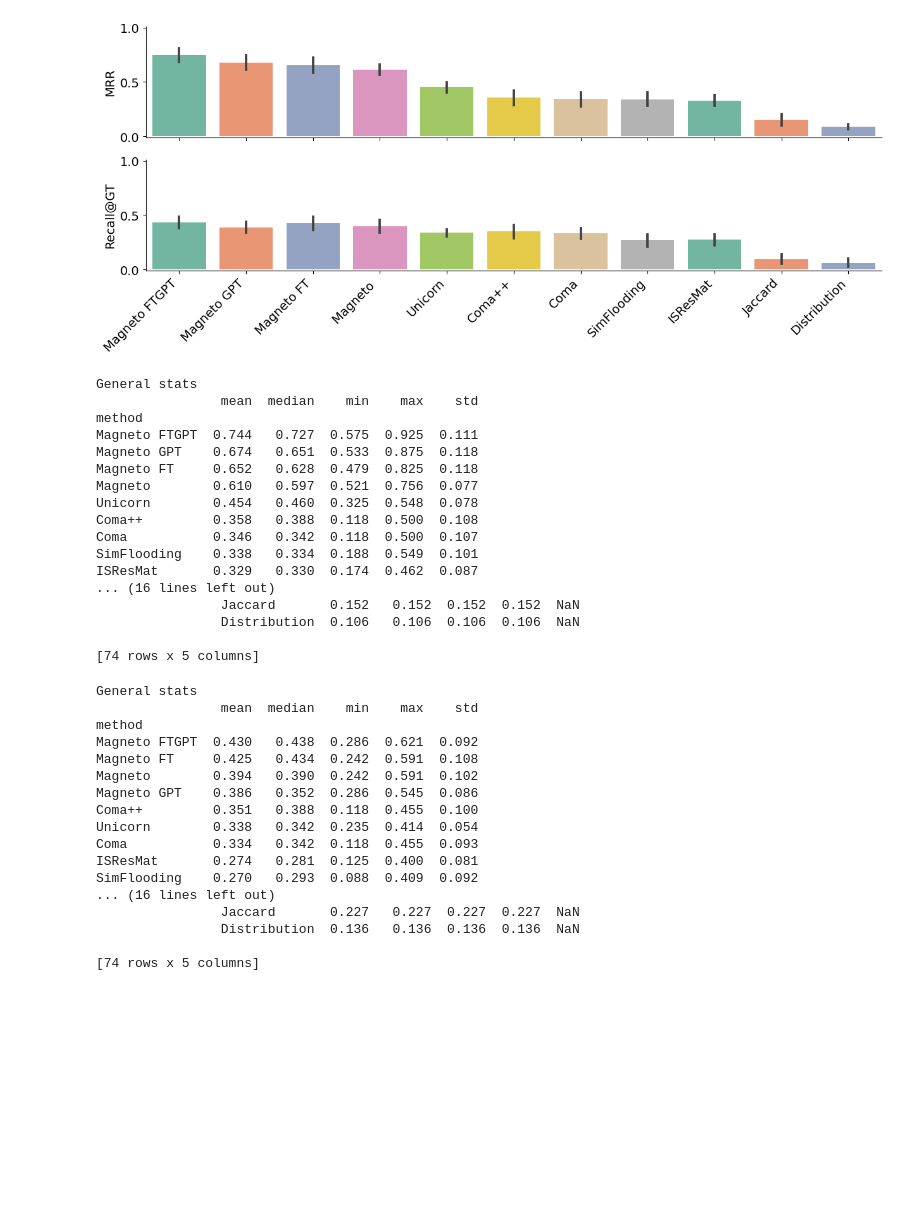
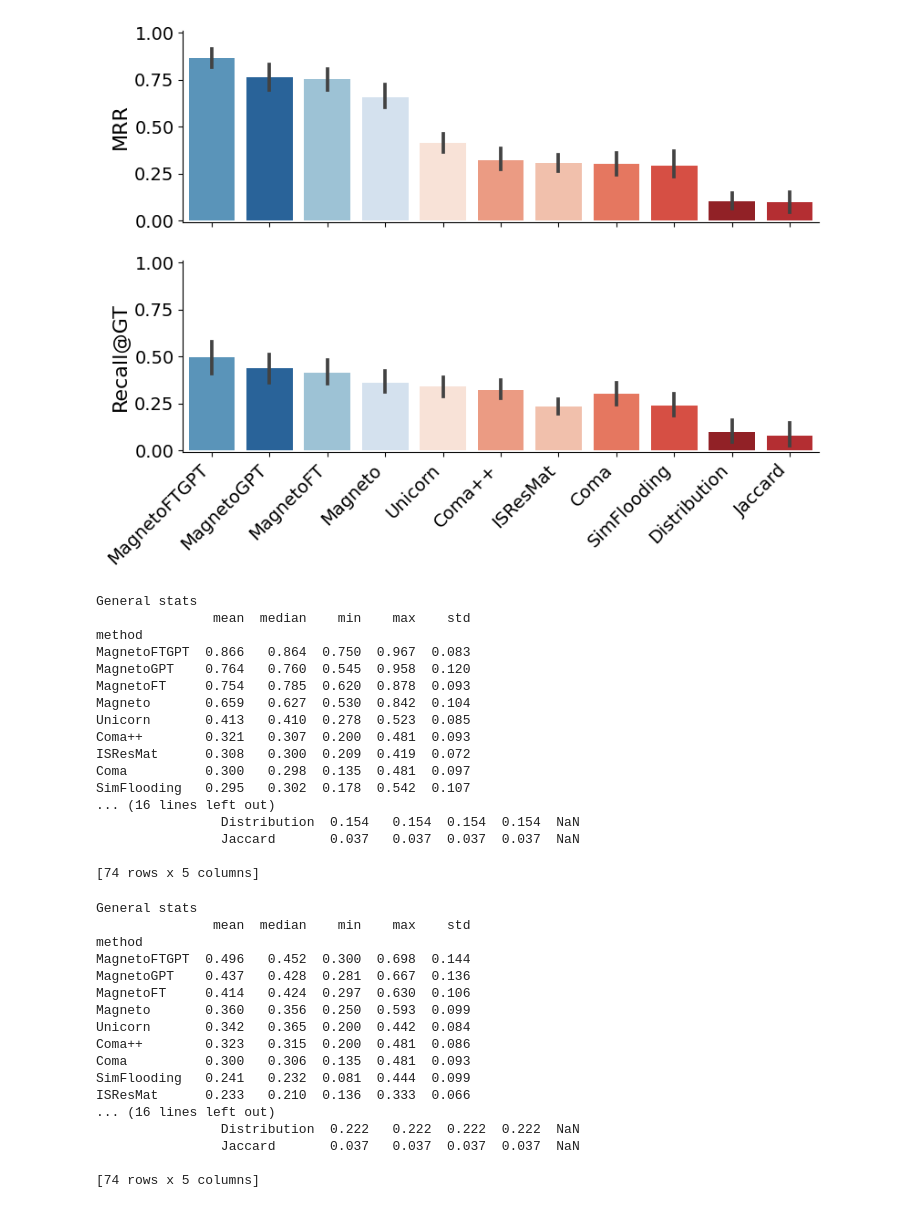
Before and after one commit to kevin-fang-lscm/magneto-matcher, a Jupyter notebook: results_visualization/1_main_results_gdc.ipynb, the cells around one changed output. Saved outputs shown, nothing was run; the diff lists cells and outputs as text; code cells hidden in the pictures; blank space fills up the shorter version.

Commit message:
WPI: Plotting results

```diff
--- a/results_visualization/1_main_results_gdc.ipynb
+++ b/results_visualization/1_main_results_gdc.ipynb
@@ -136,58 +160,62 @@ def analyze(df, metric, ascending=False):
 # %%
 main_path = 'server_results/main_experiment_gdc/'
 other_methods_path = main_path + 'results_gdc_new.csv'
-our_method_path = main_path + 'gdc_studies_gdc_studies_results_20241126092316.csv'
+our_method_path = main_path + 'results_gdc_matchmaker.csv'
 
 df_other = load_other_methods(other_methods_path)
 df_our = load_our_methods(our_method_path)
 
 df = pd.concat([df_our, df_other])
 
 df = fix_df(df)
 
+# df = df[df['method'] != 'Jaccard']
 
-plot_bars_all(df, save='figures/main_experiment_all_methods_gdc.pdf')
-# plot_bars_all(df,metric_order='Recall@GT' ,save='figures/main_experiment_all_methods_gdc.pdf')
+df['method'] = df['method'].str.replace(' ', '')
+
+# df.method.unique()
+
+plot_bars_all(df, save='figures/main_experiment_gdc.pdf')
 # %% [output]
-[figure, old version]
+[figure, new version]
 # %%
 analyze(df, 'MRR')
 # %% [output]
 General stats
-                mean  median    min    max    std
+               mean  median    min    max    std
 method
-Magneto FTGPT  0.744   0.727  0.575  0.925  0.111
-Magneto GPT    0.674   0.651  0.533  0.875  0.118
-Magneto FT     0.652   0.628  0.479  0.825  0.118
-Magneto        0.610   0.597  0.521  0.756  0.077
-Unicorn        0.454   0.460  0.325  0.548  0.078
-Coma++         0.358   0.388  0.118  0.500  0.108
-Coma           0.346   0.342  0.118  0.500  0.107
-SimFlooding    0.338   0.334  0.188  0.549  0.101
-ISResMat       0.329   0.330  0.174  0.462  0.087
+MagnetoFTGPT  0.866   0.864  0.750  0.967  0.083
+MagnetoGPT    0.764   0.760  0.545  0.958  0.120
+MagnetoFT     0.754   0.785  0.620  0.878  0.093
+Magneto       0.659   0.627  0.530  0.842  0.104
+Unicorn       0.413   0.410  0.278  0.523  0.085
+Coma++        0.321   0.307  0.200  0.481  0.093
+ISResMat      0.308   0.300  0.209  0.419  0.072
+Coma          0.300   0.298  0.135  0.481  0.097
+SimFlooding   0.295   0.302  0.178  0.542  0.107
 ... (16 lines left out)
-                Jaccard       0.152   0.152  0.152  0.152  NaN
-                Distribution  0.106   0.106  0.106  0.106  NaN
+                Distribution  0.154   0.154  0.154  0.154  NaN
+                Jaccard       0.037   0.037  0.037  0.037  NaN
 
 [74 rows x 5 columns]
 # %%
 analyze(df, 'Recall@GT')
 # %% [output]
 General stats
-                mean  median    min    max    std
+               mean  median    min    max    std
 method
-Magneto FTGPT  0.430   0.438  0.286  0.621  0.092
-Magneto FT     0.425   0.434  0.242  0.591  0.108
-Magneto        0.394   0.390  0.242  0.591  0.102
-Magneto GPT    0.386   0.352  0.286  0.545  0.086
-Coma++         0.351   0.388  0.118  0.455  0.100
-Unicorn        0.338   0.342  0.235  0.414  0.054
-Coma           0.334   0.342  0.118  0.455  0.093
-ISResMat       0.274   0.281  0.125  0.400  0.081
-SimFlooding    0.270   0.293  0.088  0.409  0.092
+MagnetoFTGPT  0.496   0.452  0.300  0.698  0.144
+MagnetoGPT    0.437   0.428  0.281  0.667  0.136
+MagnetoFT     0.414   0.424  0.297  0.630  0.106
+Magneto       0.360   0.356  0.250  0.593  0.099
+Unicorn       0.342   0.365  0.200  0.442  0.084
+Coma++        0.323   0.315  0.200  0.481  0.086
+Coma          0.300   0.306  0.135  0.481  0.093
+SimFlooding   0.241   0.232  0.081  0.444  0.099
+ISResMat      0.233   0.210  0.136  0.333  0.066
 ... (16 lines left out)
-                Jaccard       0.227   0.227  0.227  0.227  NaN
-                Distribution  0.136   0.136  0.136  0.136  NaN
+                Distribution  0.222   0.222  0.222  0.222  NaN
+                Jaccard       0.037   0.037  0.037  0.037  NaN
 
 [74 rows x 5 columns]
 # %%
```
Also changed, not shown: parts of 3 cells of this notebook, 7 other files.
